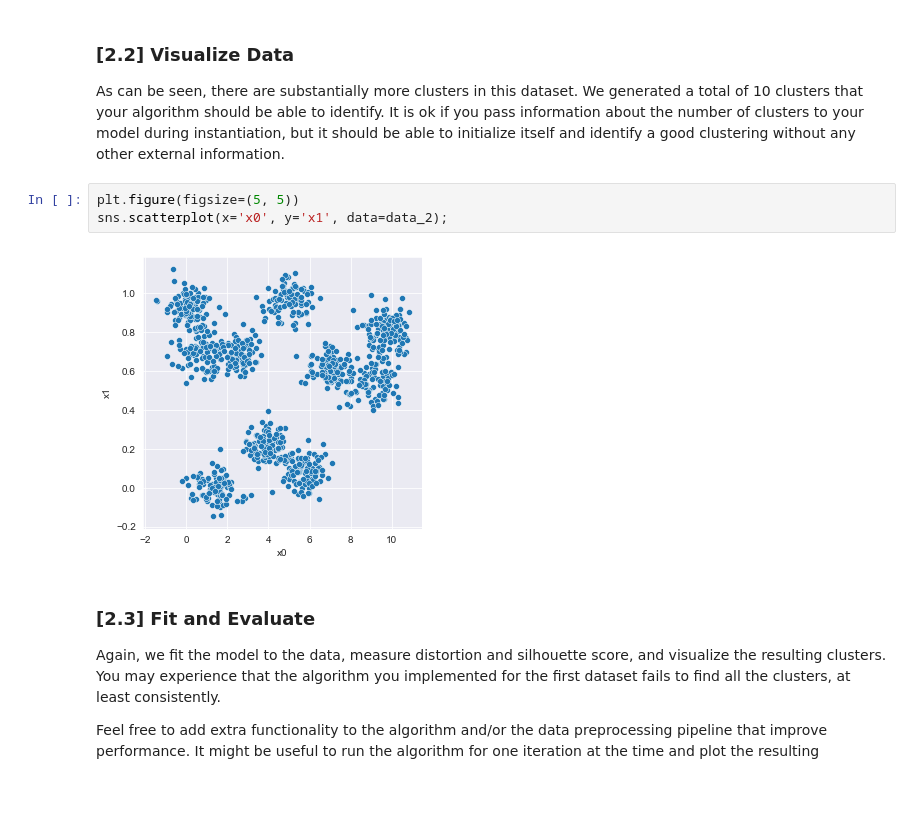
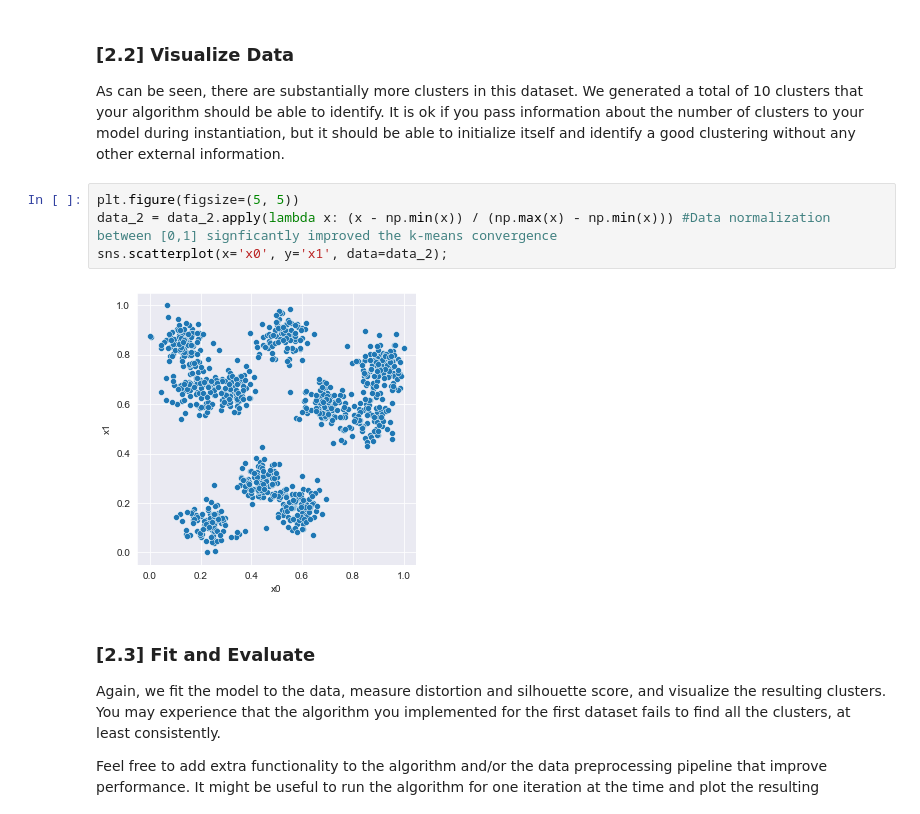
Before and after one commit to Moelfarri/MachineLearning-TDT4173, a Jupyter notebook: k_means/experiment.ipynb, the cells around one changed output. Saved outputs shown, nothing was run; the diff lists cells and outputs as text.

```diff
--- a/k_means/experiment.ipynb
+++ b/k_means/experiment.ipynb
@@ -110,9 +110,10 @@ data_2.describe().T
 As can be seen, there are substantially more clusters in this dataset. We generated a total of 10 clusters that your algorithm should be able to identify. It is ok if you pass information about the number of clusters to your model during instantiation, but it should be able to initialize itself and identify a good clustering without any other external information.
 # %%
 plt.figure(figsize=(5, 5))
+data_2 = data_2.apply(lambda x: (x - np.min(x)) / (np.max(x) - np.min(x))) #Data normalization between [0,1] signficantly improved the k-means convergence
 sns.scatterplot(x='x0', y='x1', data=data_2);
 # %% [output]
-[figure, old version]
+[figure, new version]
 # %% [markdown]
 ### [2.3] Fit and Evaluate
 
```
Also changed, not shown: parts of 1 cell of this notebook.
